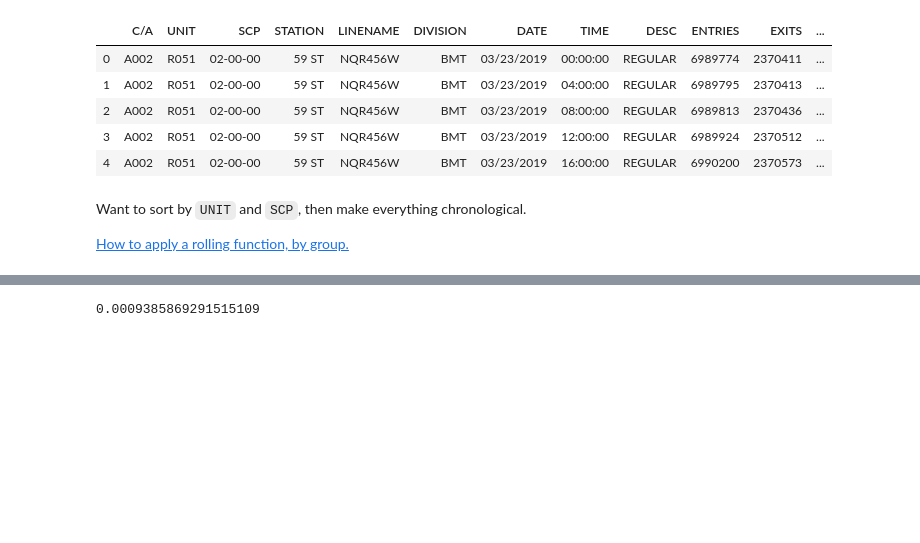
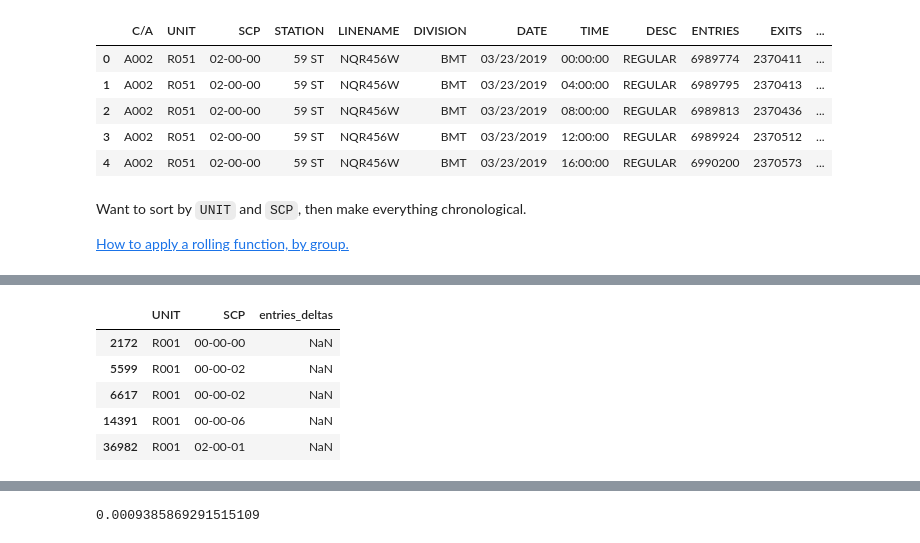
Before and after one commit to collindching/MTA-Turnstile-Analysis, a Jupyter notebook: Data Cleaning (Collin).ipynb, the cells around one changed output, grey strips where cells are left out. Cells and saved outputs as stored; diff of their text form; code cells hidden in the pictures; blank space fills up the shorter version.

```diff
--- a/Turnstile Data Analysis (Collin).ipynb
+++ b/Data Cleaning (Collin).ipynb
@@ -127,6 +132,7 @@ time = pd.to_datetime(df['TIME'], format='%H:%M:%S')
 
 df['year'] = date.dt.year
 df['month'] = date.dt.month
+df['day'] = date.dt.day
 df['day_of_week'] = date.dt.weekday
 df['hour'] = time.dt.hour
 df['minute'] = time.dt.minute
@@ -197,0 +267,10 @@ According to this criteria, we count 2.27m anomalies. What percentage of our dat
+# %%
+entries_miss = weekdays.loc[weekdays['entries_deltas'].isnull(),['UNIT','SCP','entries_deltas','hour']]
+entries_miss.head()
+# %% [output]
+|  | UNIT | SCP | entries_deltas |
+| 2172 | R001 | 00-00-00 | NaN |
+| 5599 | R001 | 00-00-02 | NaN |
+| 6617 | R001 | 00-00-02 | NaN |
+| 14391 | R001 | 00-00-06 | NaN |
+| 36982 | R001 | 02-00-01 | NaN |
```
Also changed, not shown: parts of 32 cells of this notebook, 1 other file.
